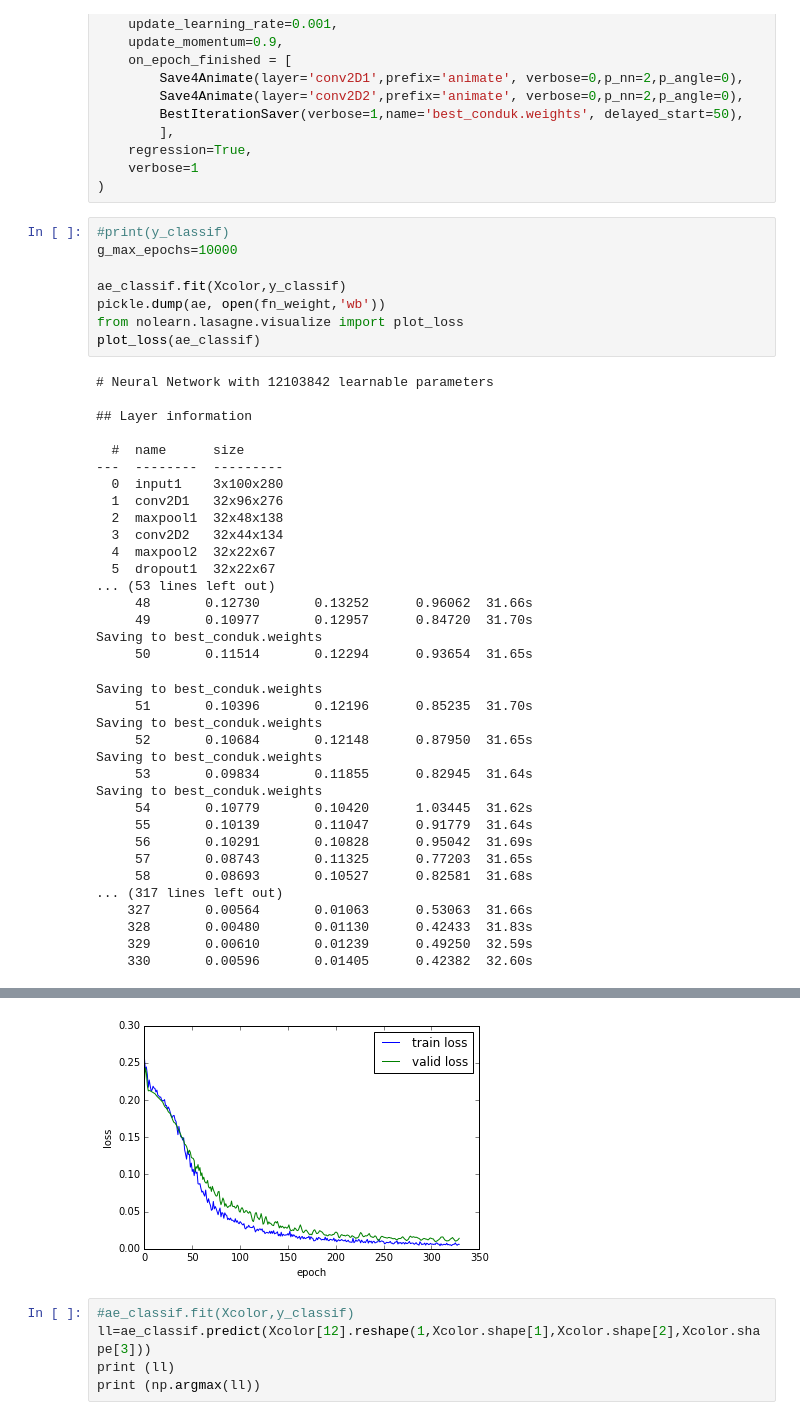
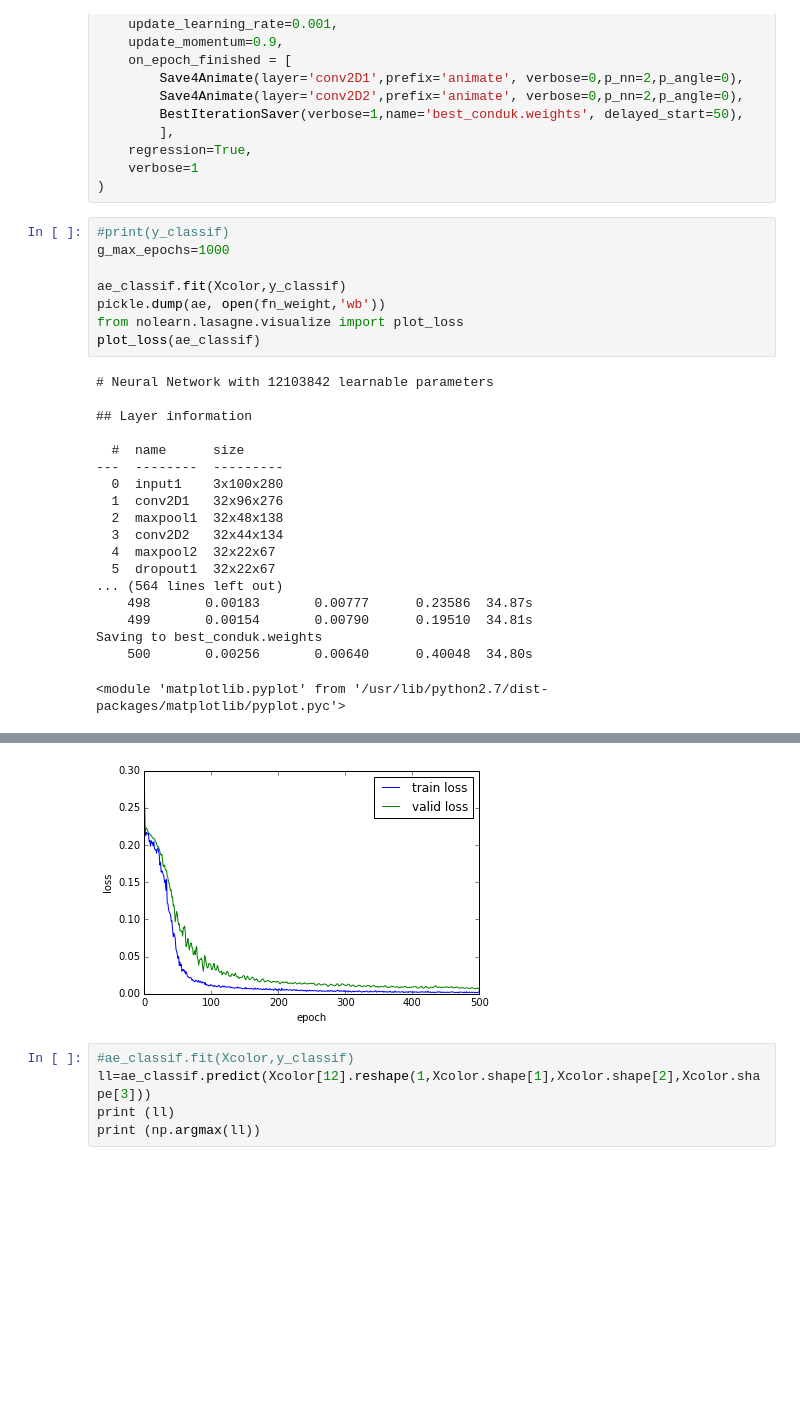
Before and after one commit to iyalosovetsky/NN, a Jupyter notebook: ae_conv_color_medical2_6.ipynb, the cells around one changed output, grey strips where cells are left out. Cells and saved outputs as stored; diff of their text form; blank space fills up the shorter version.

```diff
--- a/ae_conv_color_medical2_6.ipynb
+++ b/ae_conv_color_medical2_6.ipynb
@@ -932,7 +936,7 @@ ae_classif = NeuralNet(
 )
 # %%
 #print(y_classif)
-g_max_epochs=10000
+g_max_epochs=1000
 
 ae_classif.fit(Xcolor,y_classif)
 pickle.dump(ae, open(fn_weight,'wb'))
@@ -951,25 +955,9 @@ plot_loss(ae_classif)
   3  conv2D2   32x44x134
   4  maxpool2  32x22x67
   5  dropout1  32x22x67
-... (53 lines left out)
-     48       0.12730       0.13252      0.96062  31.66s
-     49       0.10977       0.12957      0.84720  31.70s
+... (564 lines left out)
+    498       0.00183       0.00777      0.23586  34.87s
+    499       0.00154       0.00790      0.19510  34.81s
 Saving to best_conduk.weights
-     50       0.11514       0.12294      0.93654  31.65s
+    500       0.00256       0.00640      0.40048  34.80s
-Saving to best_conduk.weights
-     51       0.10396       0.12196      0.85235  31.70s
-Saving to best_conduk.weights
-     52       0.10684       0.12148      0.87950  31.65s
-Saving to best_conduk.weights
-     53       0.09834       0.11855      0.82945  31.64s
-Saving to best_conduk.weights
-     54       0.10779       0.10420      1.03445  31.62s
-     55       0.10139       0.11047      0.91779  31.64s
-     56       0.10291       0.10828      0.95042  31.69s
-     57       0.08743       0.11325      0.77203  31.65s
-     58       0.08693       0.10527      0.82581  31.68s
-... (317 lines left out)
-    327       0.00564       0.01063      0.53063  31.66s
-    328       0.00480       0.01130      0.42433  31.83s
-    329       0.00610       0.01239      0.49250  32.59s
-    330       0.00596       0.01405      0.42382  32.60s
+<module 'matplotlib.pyplot' from '/usr/lib/python2.7/dist-packages/matplotlib/pyplot.pyc'>
@@ -977,4 +964,4 @@ Saving to best_conduk.weights
-[figure, old version]
+[figure, new version]
 # %%
 #ae_classif.fit(Xcolor,y_classif)
 ll=ae_classif.predict(Xcolor[12].reshape(1,Xcolor.shape[1],Xcolor.shape[2],Xcolor.shape[3]))
```
Also changed, not shown: parts of 7 cells of this notebook.
